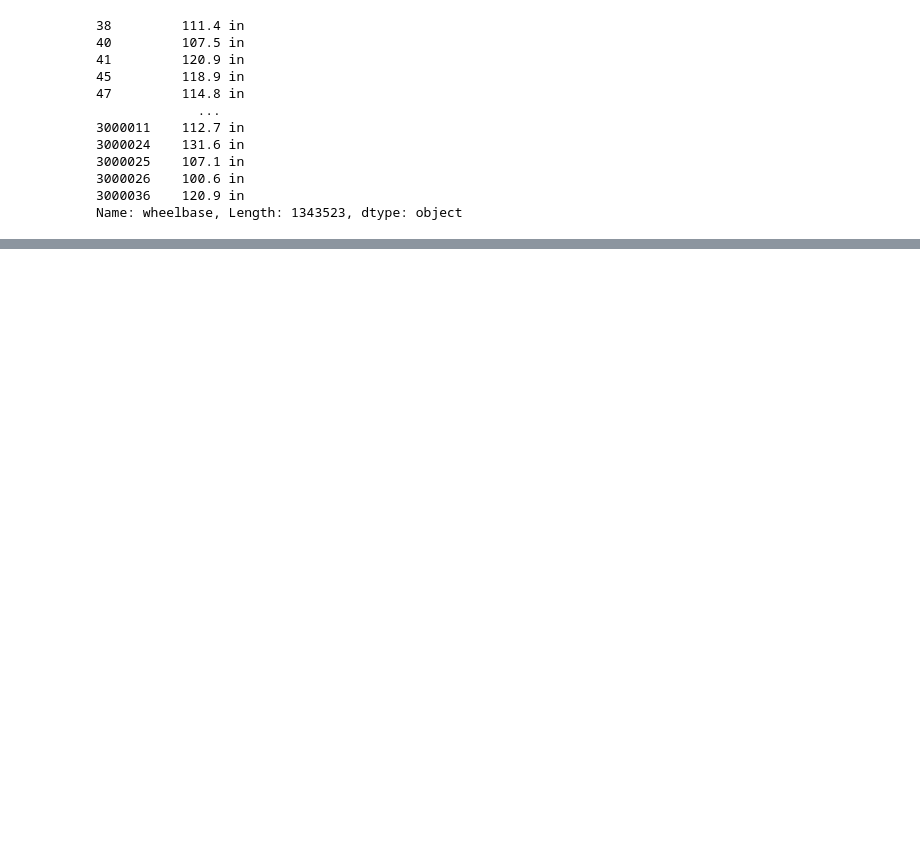
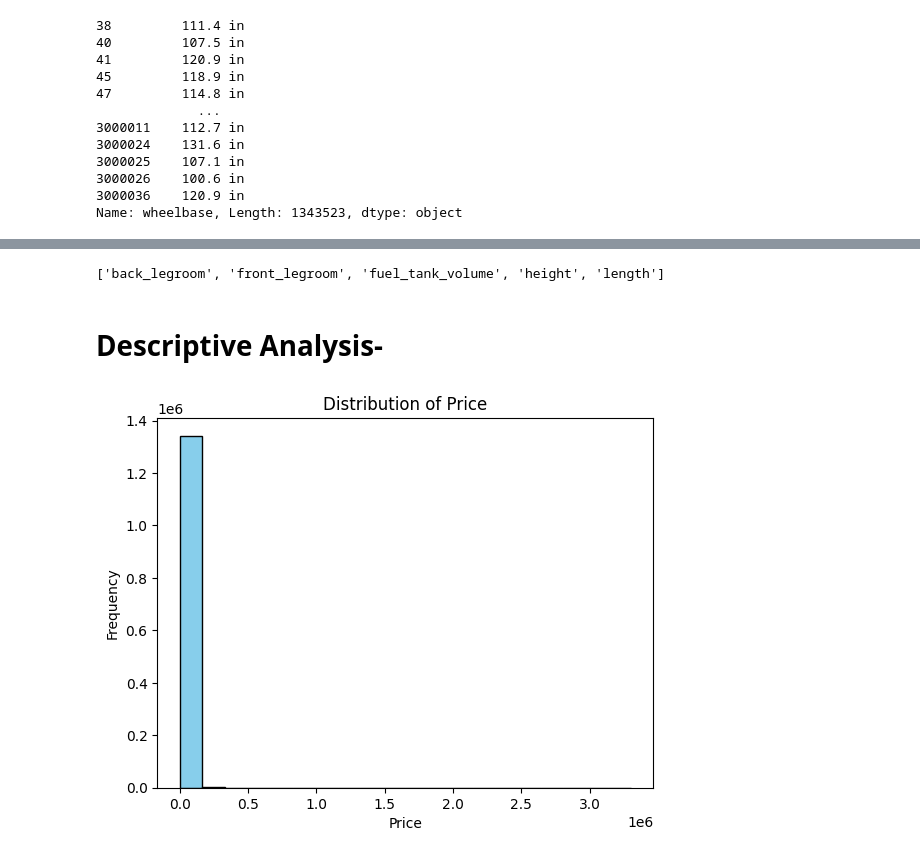
Before and after one commit to AayushParab44/PML_Project_Used_Cars_Price_Prediction, a Jupyter notebook: ML_Project_Used_Cars.ipynb, the cells around one changed output, grey strips where cells are left out. Drawn from its saved outputs; the diff is of its cells as text; code cells hidden in the pictures; blank space fills up the shorter version.

Commit message:
data cleaning, feature eng. us done. EDA started

```diff
--- a/ML_Project_Used_Cars.ipynb
+++ b/ML_Project_Used_Cars.ipynb
@@ -1087,0 +1220,14 @@ Name: wheelbase, Length: 1343523, dtype: object
+# %%
+cleaned_cars['front_legroom'] = pd.to_numeric(cleaned_cars['front_legroom'].str.replace(' in', '', regex=False), errors='coerce')
+# %%
+cleaned_cars['fuel_tank_volume'] = pd.to_numeric(cleaned_cars['fuel_tank_volume'].str.replace(' gal', '', regex=False), errors='coerce')
+# %%
+cleaned_cars['height'] = pd.to_numeric(cleaned_cars['height'].str.replace(' in', '', regex=False), errors='coerce')
+# %%
+cleaned_cars['length'] = pd.to_numeric(cleaned_cars['length'].str.replace(' in', '', regex=False), errors='coerce')
+# %%
+['back_legroom','front_legroom','fuel_tank_volume','height','length']  #columns where feature engineering is done to convert them to numerical columns
+# %% [output]
+['back_legroom', 'front_legroom', 'fuel_tank_volume', 'height', 'length']
+# %% [markdown]
+# Descriptive Analysis-
@@ -1087,0 +1236,10 @@ Name: wheelbase, Length: 1343523, dtype: object
+# %%
+# I) for price column - Histogram
+
+plt.hist(cleaned_cars['price'], bins=20, color='skyblue', edgecolor='black')
+plt.title('Distribution of Price')
+plt.xlabel('Price')
+plt.ylabel('Frequency')
+plt.show()
+# %% [output]
+[figure, added]
```
Also changed, not shown: parts of 44 cells of this notebook.
